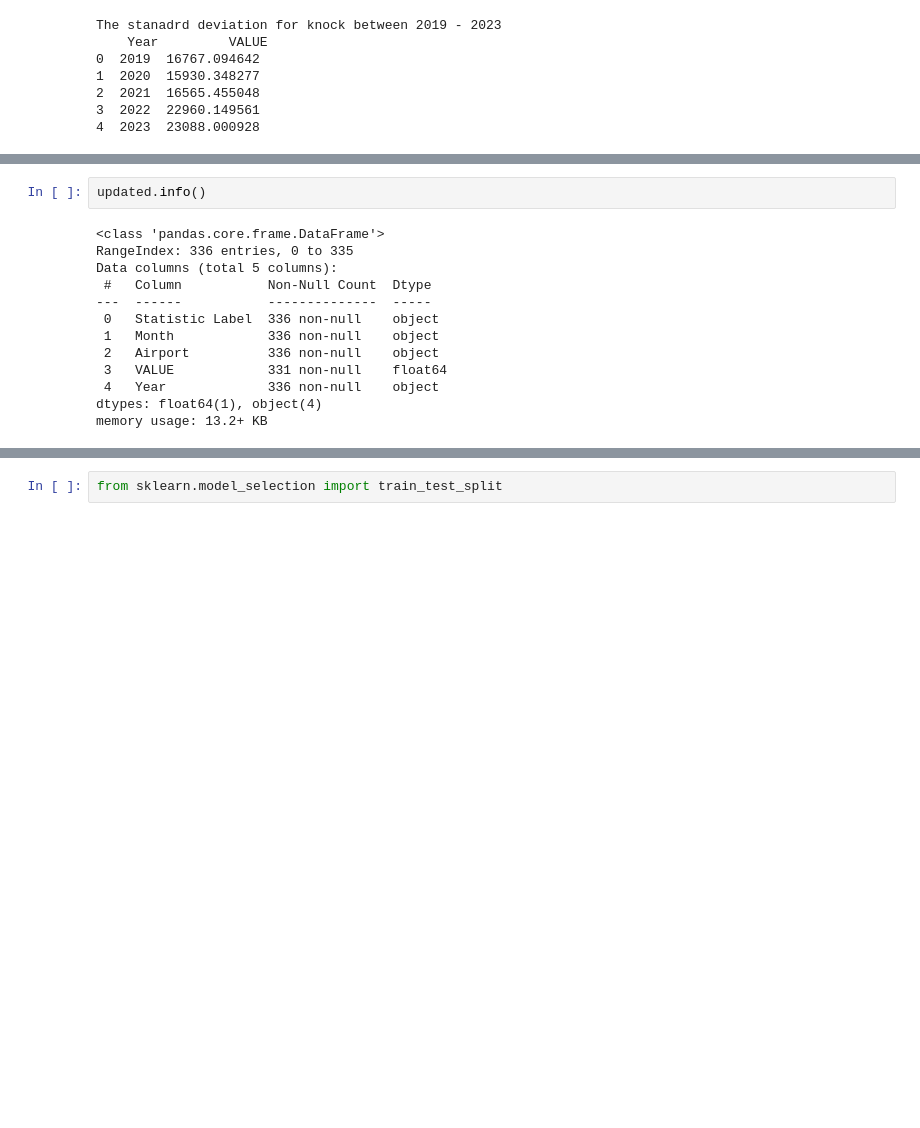
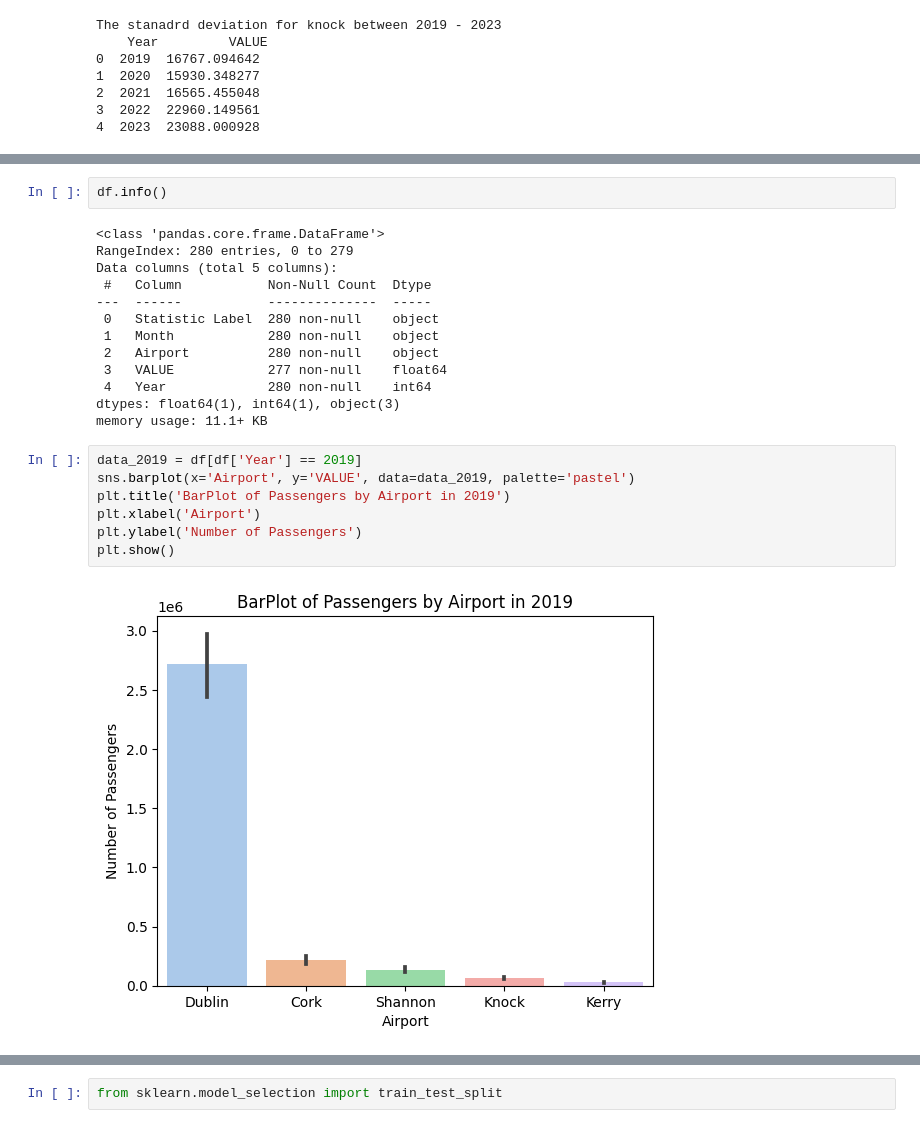
Before and after one commit to NathanKelly1/DataAnalysisProject, a Jupyter notebook: Has_COVID_changed_air_travel_in_a_substantual_way_.ipynb, the cells around one changed output, grey strips where cells are left out. Cells and saved outputs as stored; diff of their text form; blank space fills up the shorter version.

```diff
--- a/Has_COVID_changed_air_travel_in_a_substantual_way_.ipynb
+++ b/Has_COVID_changed_air_travel_in_a_substantual_way_.ipynb
@@ -490,17 +495,26 @@ updated.head()
 | 3 | Passengers | 2019 January | Knock | 42413.0 | 2019 |
 | 4 | Passengers | 2019 January | Kerry | 20829.0 | 2019 |
 # %%
-updated.info()
+df.info()
 # %% [output]
 <class 'pandas.core.frame.DataFrame'>
-RangeIndex: 336 entries, 0 to 335
+RangeIndex: 280 entries, 0 to 279
 Data columns (total 5 columns):
  #   Column           Non-Null Count  Dtype
 ---  ------           --------------  -----
- 0   Statistic Label  336 non-null    object
- 1   Month            336 non-null    object
- 2   Airport          336 non-null    object
- 3   VALUE            331 non-null    float64
- 4   Year             336 non-null    object
-dtypes: float64(1), object(4)
-memory usage: 13.2+ KB
+ 0   Statistic Label  280 non-null    object
+ 1   Month            280 non-null    object
+ 2   Airport          280 non-null    object
+ 3   VALUE            277 non-null    float64
+ 4   Year             280 non-null    int64
+dtypes: float64(1), int64(1), object(3)
+memory usage: 11.1+ KB
+# %%
+data_2019 = df[df['Year'] == 2019]
+sns.barplot(x='Airport', y='VALUE', data=data_2019, palette='pastel')
+plt.title('BarPlot of Passengers by Airport in 2019')
+plt.xlabel('Airport')
+plt.ylabel('Number of Passengers')
+plt.show()
+# %% [output]
+[figure, added]
```
Also changed, not shown: parts of 17 cells of this notebook.
